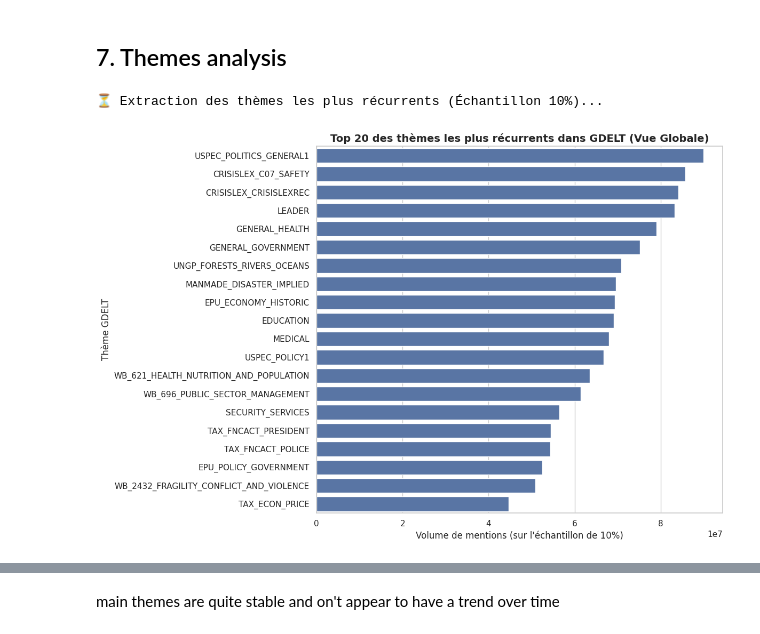
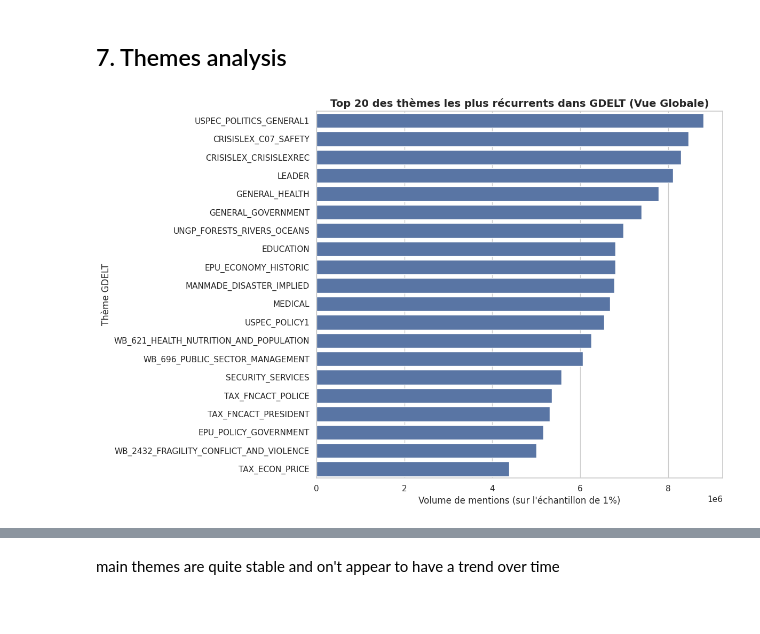
Before and after one commit to clucasmurex/gdelt, a Jupyter notebook: gdelt_explo.ipynb, the cells around one changed output, grey strips where cells are left out. Cells and saved outputs as stored; diff of their text form; code cells hidden in the pictures.

```diff
--- a/gdelt_explo.ipynb
+++ b/gdelt_explo.ipynb
@@ -1297,35 +1185,31 @@ plt.show()
 # %% [markdown]
 ## 7. Themes analysis
 # %%
-print("⏳ Extraction des thèmes les plus récurrents (Échantillon 10%)...")
-
-
 df_hist = con.execute("""
     WITH exploded AS (
         SELECT split_part(TRIM(theme_raw), ',', 1) AS theme
         FROM (
             SELECT UNNEST(string_split(EnhancedThemes, ';')) AS theme_raw
-            FROM gkg_clean
-            WHERE hash(GKGRECORDID) % 10 = 0
+            FROM gkg_final
+            WHERE hash(GKGRECORDID) % 100 = 0
         )
         WHERE theme_raw IS NOT NULL AND theme_raw != ''
     )
     SELECT theme, COUNT(*) as occurrences
     FROM exploded
     GROUP BY theme
     ORDER BY occurrences DESC
     LIMIT 20
 """).df()
 
 plt.figure(figsize=(12, 8))
 sns.barplot(data=df_hist, x="occurrences", y="theme")
 
 plt.title("Top 20 des thèmes les plus récurrents dans GDELT (Vue Globale)", fontsize=14, fontweight='bold')
-plt.xlabel("Volume de mentions (sur l'échantillon de 10%)")
+plt.xlabel("Volume de mentions (sur l'échantillon de 1%)")
 plt.ylabel("Thème GDELT")
 plt.tight_layout()
 plt.show()
 # %% [output]
-⏳ Extraction des thèmes les plus récurrents (Échantillon 10%)...
-[figure, old version]
+[figure, new version]
 # %%
```
Also changed, not shown: parts of 24 cells of this notebook, 4 other files.
